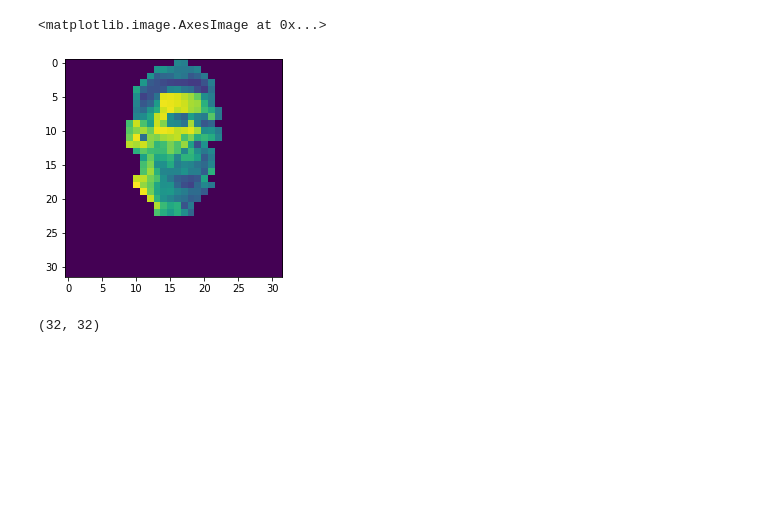
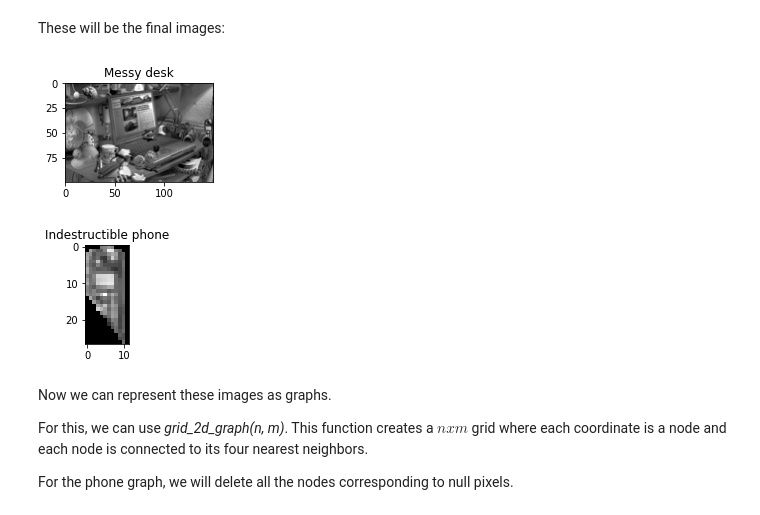
Before and after one commit to networkx/nx-guides, a Jupyter notebook: content/algorithms/sub_isomorphism/subgraph_iso_img.ipynb, the cells around one changed output. Saved outputs shown, nothing was run; the diff lists cells and outputs as text; code cells hidden in the pictures; blank space fills up the shorter version.

```diff
--- a/content/algorithms/sub_isomorphism/subgraph_iso_img.ipynb
+++ b/content/algorithms/sub_isomorphism/subgraph_iso_img.ipynb
@@ -56,12 +51,26 @@ ax2.view_init(elev=70., azim=30)
-# %%
-I2 = rgb2gray(plt.imread('messi_small-bg-remove.png'))
-plt.imshow(I2)
-# %% [output]
-<matplotlib.image.AxesImage at 0x...>
-[figure, removed]
-# %%
-I.shape
-I2.shape
-# %% [output]
-(32, 32)
+# %% [markdown]
+These will be the final images:
+# %%
+plt.subplot(221)
+
+I = rgb2gray(plt.imread('nocopy_150x100_p.png')) #Desk
+plt.imshow(I, cmap="gray")
+plt.title("Messy desk")
+plt.show()
+
+plt.subplot(222)
+
+I2 = rgb2gray(plt.imread('phone.png')) #Object to find
+plt.imshow(I2, cmap="gray")
+plt.title("Indestructible phone")
+plt.show()
+# %% [output]
+[figure, added]
+[figure, added]
+# %% [markdown]
+Now we can represent these images as graphs.
+
+For this, we can use *grid_2d_graph(n, m)*. This function creates a $nxm$ grid where each coordinate is a node and each node is connected to its four nearest neighbors.
+
+For the phone graph, we will delete all the nodes corresponding to null pixels.
 # %%
```
Also changed, not shown: parts of 31 cells of this notebook, 14 other files.
